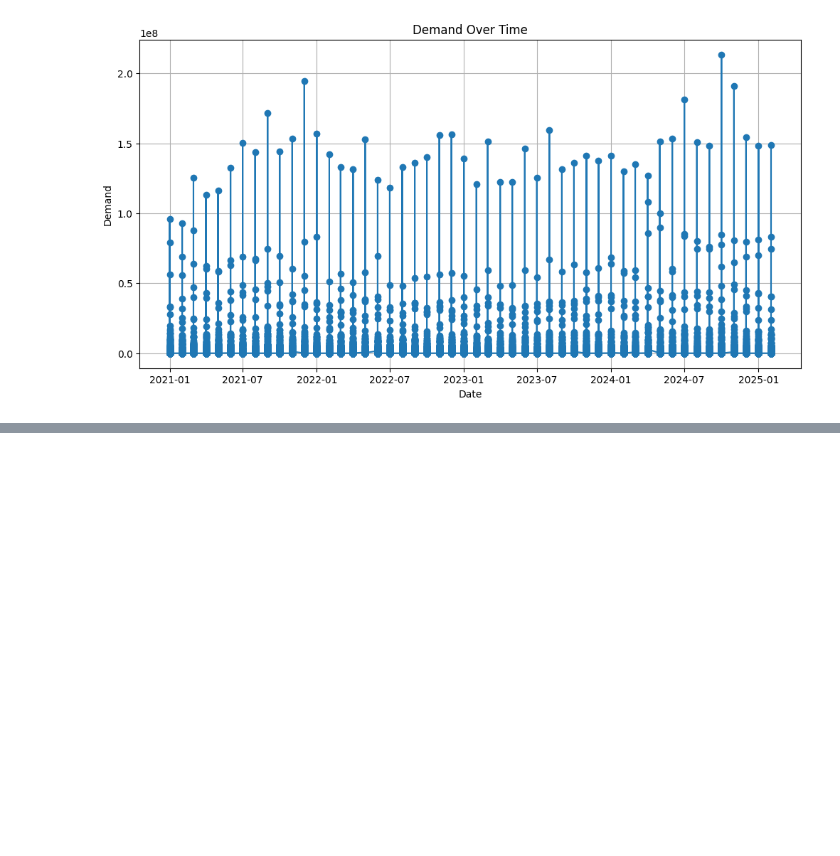
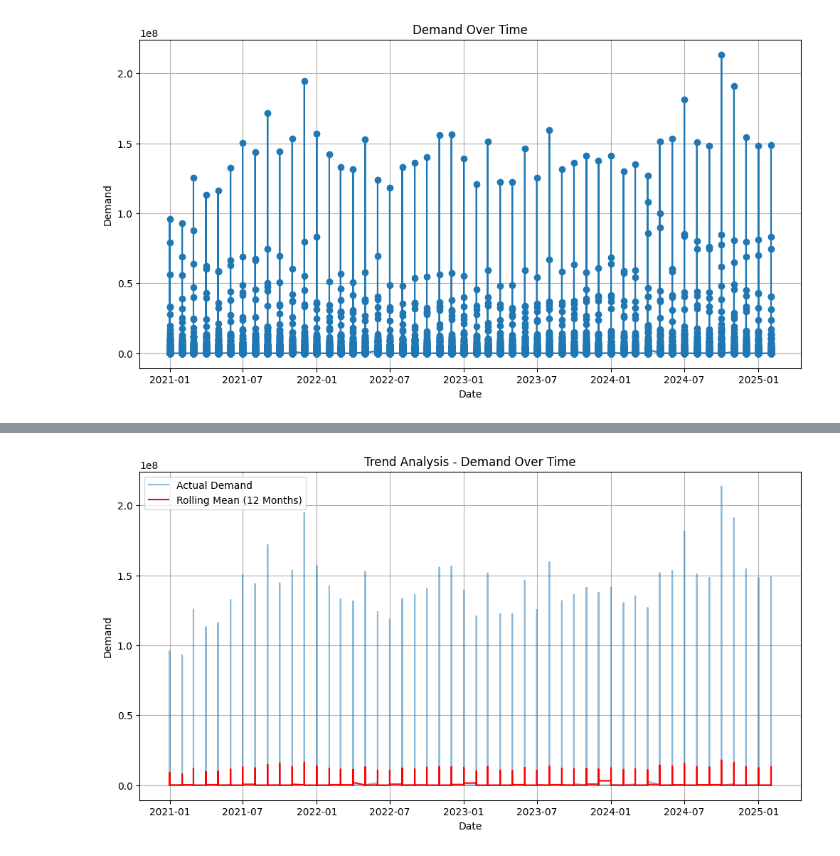
Before and after one commit to Jain-Pranjal/BD-assignment, a Jupyter notebook: BD_assignment.ipynb, the cells around one changed output, grey strips where cells are left out. Saved outputs shown, nothing was run; the diff lists cells and outputs as text; code cells hidden in the pictures; blank space fills up the shorter version.

```diff
--- a/BD_assignment.ipynb
+++ b/BD_assignment.ipynb
@@ -98,0 +96,14 @@ fatal: not a git repository (or any of the parent directories): .git
+# %%
+df['rolling_mean'] = df['value'].rolling(window=12).mean()
+# accounting the window for 12 months
+plt.figure(figsize=(12, 6))
+plt.plot(df['value'], label='Actual Demand', alpha=0.5)
+plt.plot(df['rolling_mean'], label='Rolling Mean (12 Months)', color='red')
+plt.title("Trend Analysis - Demand Over Time")
+plt.xlabel("Date")
+plt.ylabel("Demand")
+plt.legend()
+plt.grid()
+plt.show()
+# %% [output]
+[figure, added]
```
Also changed, not shown: parts of 6 cells of this notebook.
